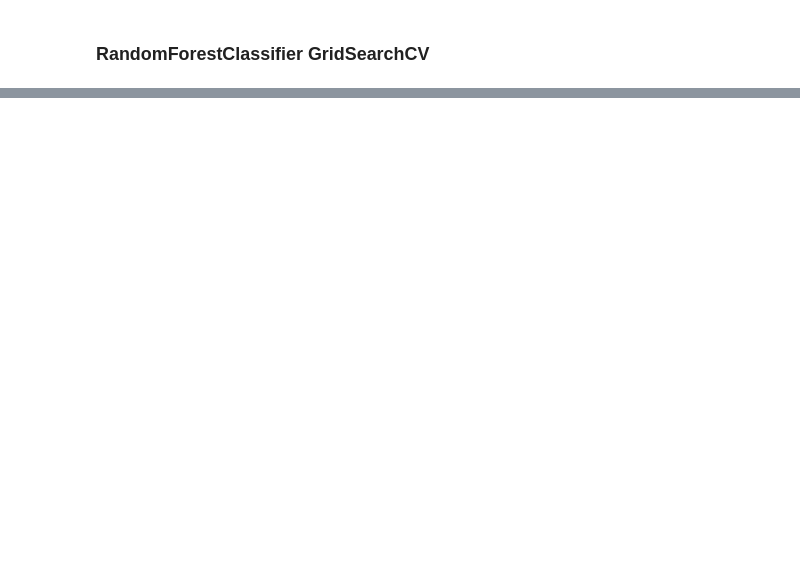
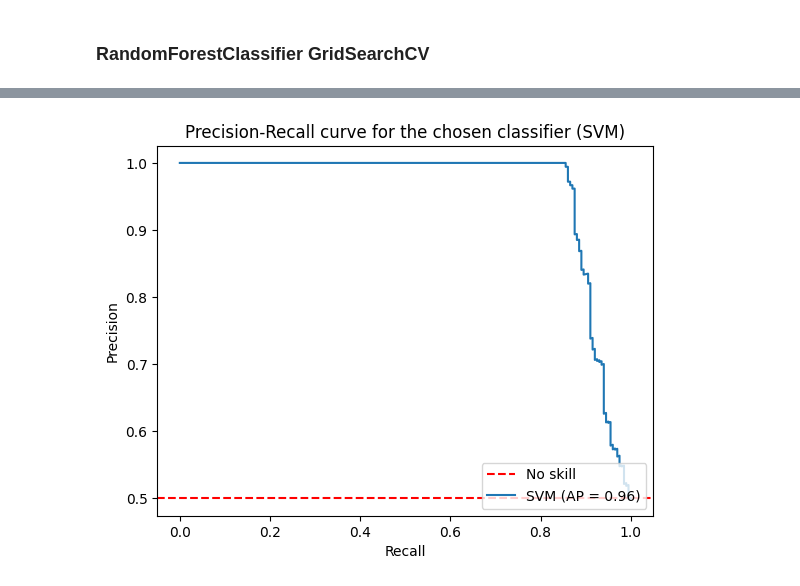
Before and after one commit to kristyan/data, a Jupyter notebook: e-tivity3/etivity3_classification.ipynb, the cells around one changed output, grey strips where cells are left out. Drawn from its saved outputs; the diff is of its cells as text; code cells hidden in the pictures; blank space fills up the shorter version.

```diff
--- a/e-tivity3/etivity3_classification.ipynb
+++ b/e-tivity3/etivity3_classification.ipynb
@@ -1012,0 +1102,10 @@ plt.show()
+# %%
+plt.axhline(y=y_test.mean(), color='red', linestyle='--', label='No skill')
+plt.plot(test_results["prc_recall"], test_results["prc_precision"], label=f'{best_name} (AP = {test_results["ap"]:.2f})')
+plt.xlabel('Recall')
+plt.ylabel('Precision')
+plt.title(f'Precision-Recall curve for the chosen classifier ({best_name})')
+plt.legend(loc="lower right")
+plt.show()
+# %% [output]
+[figure, added]
```
Also changed, not shown: parts of 19 cells of this notebook.
